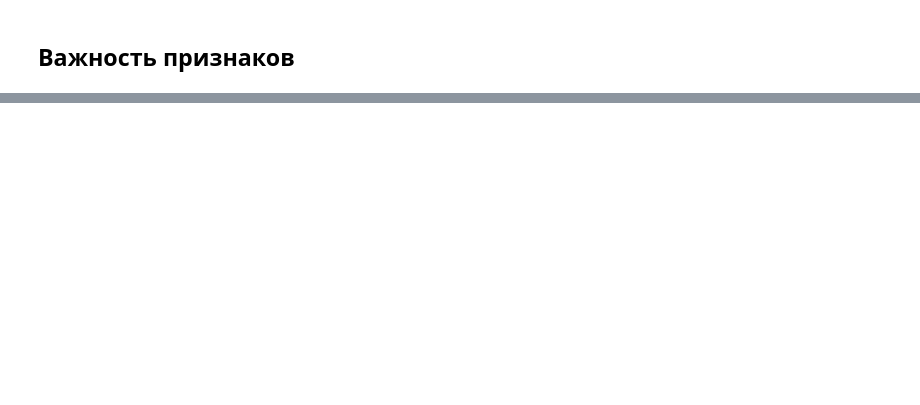
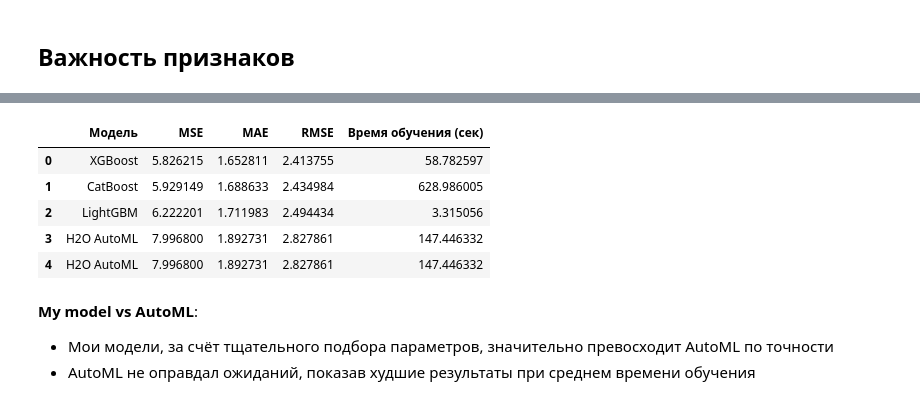
Before and after one commit to DanSikQ/Data_Analyst_Portfolio, a Jupyter notebook: projects/Auto-ML vs Me/Train.ipynb, the cells around one changed output, grey strips where cells are left out. Saved outputs shown, nothing was run; the diff lists cells and outputs as text; code cells hidden in the pictures; blank space fills up the shorter version.

```diff
--- a/projects/Auto-ML vs Me/Train.ipynb
+++ b/projects/Auto-ML vs Me/Train.ipynb
@@ -827,4 +868,26 @@ GBM_grid_1_AutoML_4_20250517_165107_model_1              3.16525  10.0188   2.17
 [10 rows x 6 columns]
 # %%
 perf = aml.leader.model_performance(test)
-print(f"RMSE: {perf.rmse()}, R2: {perf.r2()}")
+MSE_h20 = perf.mse()
+MAE_h20 = perf.mae()
+RMSE_h20 = perf.rmse()
+
+new_row = pd.DataFrame([{'Модель': 'H2O AutoML',
+                         'MSE': MSE_h20,
+                         'MAE': MAE_h20,
+                         'RMSE': RMSE_h20,
+                         'Время обучения (сек)': training_time_h2o}])
+
+results_df = pd.concat([results_df, new_row], ignore_index=True).sort_values('MAE', ascending=True)
+results_df
+# %% [output]
+|  | Модель | MSE | MAE | RMSE | Время обучения (сек) |
+| 0 | XGBoost | 5.826215 | 1.652811 | 2.413755 | 58.782597 |
+| 1 | CatBoost | 5.929149 | 1.688633 | 2.434984 | 628.986005 |
+| 2 | LightGBM | 6.222201 | 1.711983 | 2.494434 | 3.315056 |
+| 3 | H2O AutoML | 7.996800 | 1.892731 | 2.827861 | 147.446332 |
+| 4 | H2O AutoML | 7.996800 | 1.892731 | 2.827861 | 147.446332 |
+# %% [markdown]
+**My model vs AutoML**:
+   - Мои модели, за счёт тщательного подбора параметров, значительно превосходит AutoML по точности
+   - AutoML не оправдал ожиданий, показав худшие результаты при среднем времени обучения
```
Also changed, not shown: parts of 16 cells of this notebook, 1 other file.
